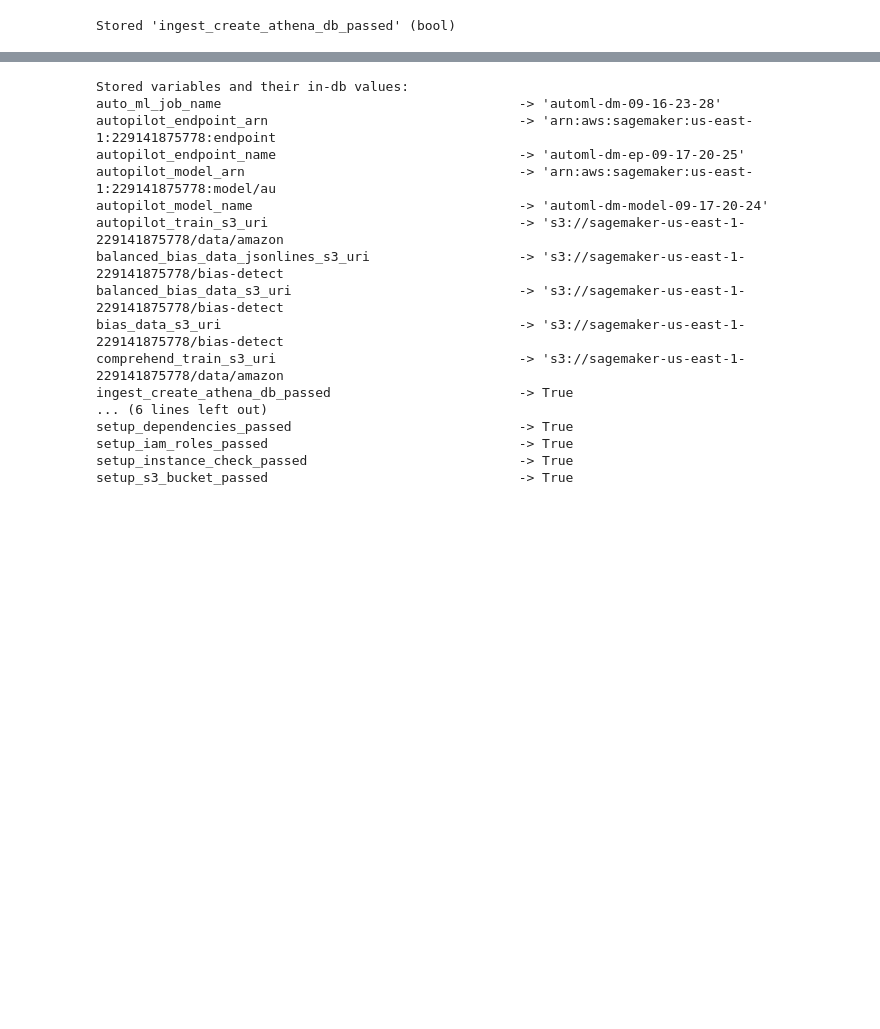
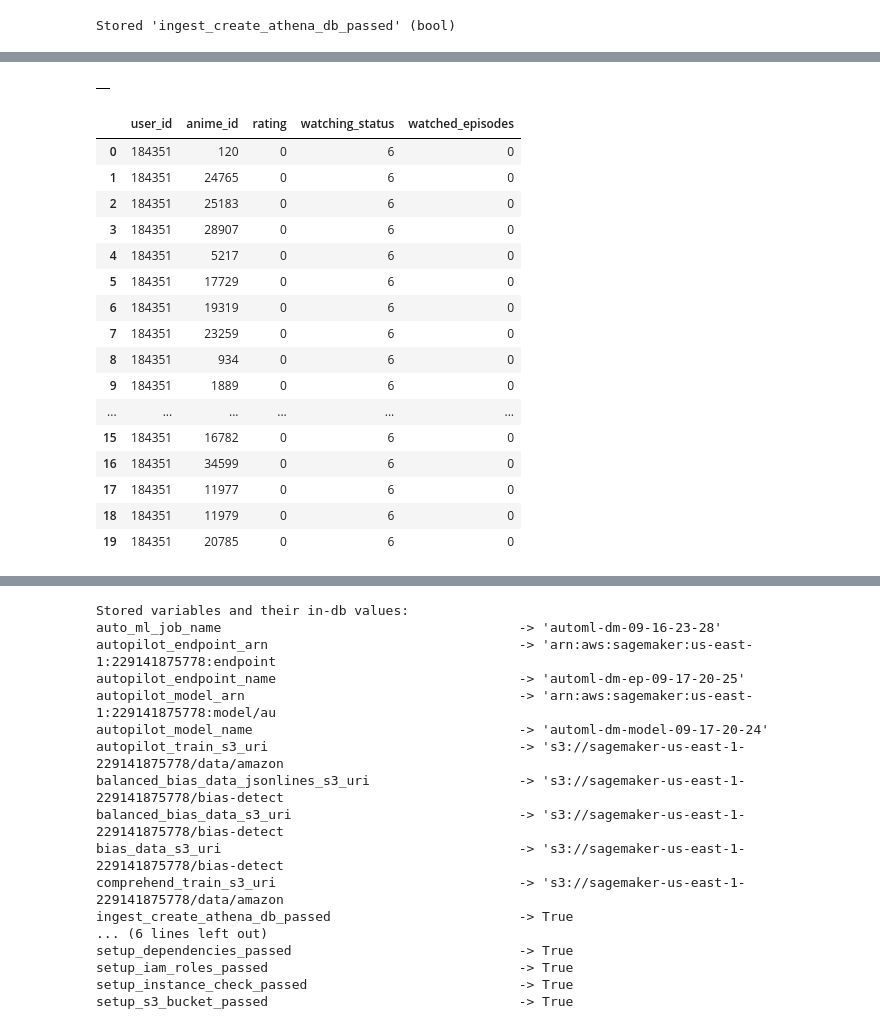
Before and after one commit to zeegeeko/ADS508-Recommender-System, a Jupyter notebook: Final/athena_tables.ipynb, the cells around one changed output, grey strips where cells are left out. Drawn from its saved outputs; the diff is of its cells as text; code cells hidden in the pictures; blank space fills up the shorter version.

```diff
--- a/Final/athena_tables.ipynb
+++ b/Final/athena_tables.ipynb
@@ -76,0 +109,36 @@ Stored 'ingest_create_athena_db_passed' (bool)
+# %%
+
+#create animelist table
+animelist_table = """CREATE EXTERNAL TABLE IF NOT EXISTS {}.{}(
+         user_id integer,
+         anime_id integer,
+         rating integer,
+         watching_status integer,
+         watched_episodes integer
+) ROW FORMAT DELIMITED FIELDS TERMINATED BY ',' LINES TERMINATED BY '\\n' LOCATION '{}'
+TBLPROPERTIES ('compressionType'='gzip', 'skip.header.line.count'='1')""".format(dbname, 'animelist', 's3://ads-508-anime/animelist/')
+pd.read_sql(animelist_table, con=conn)
+# %% [output]
+|  |
+# %%
+#inspect the table
+
+pd.read_sql('SELECT * FROM %s.%s LIMIT 20' % (dbname, 'animelist'), con=conn)
+# %% [output]
+|  | user_id | anime_id | rating | watching_status | watched_episodes |
+| 0 | 184351 | 120 | 0 | 6 | 0 |
+| 1 | 184351 | 24765 | 0 | 6 | 0 |
+| 2 | 184351 | 25183 | 0 | 6 | 0 |
+| 3 | 184351 | 28907 | 0 | 6 | 0 |
+| 4 | 184351 | 5217 | 0 | 6 | 0 |
+| 5 | 184351 | 17729 | 0 | 6 | 0 |
+| 6 | 184351 | 19319 | 0 | 6 | 0 |
+| 7 | 184351 | 23259 | 0 | 6 | 0 |
+| 8 | 184351 | 934 | 0 | 6 | 0 |
+| 9 | 184351 | 1889 | 0 | 6 | 0 |
+| ... | ... | ... | ... | ... | ... |
+| 15 | 184351 | 16782 | 0 | 6 | 0 |
+| 16 | 184351 | 34599 | 0 | 6 | 0 |
+| 17 | 184351 | 11977 | 0 | 6 | 0 |
+| 18 | 184351 | 11979 | 0 | 6 | 0 |
+| 19 | 184351 | 20785 | 0 | 6 | 0 |
```
Also changed, not shown: parts of 41 cells of this notebook.
